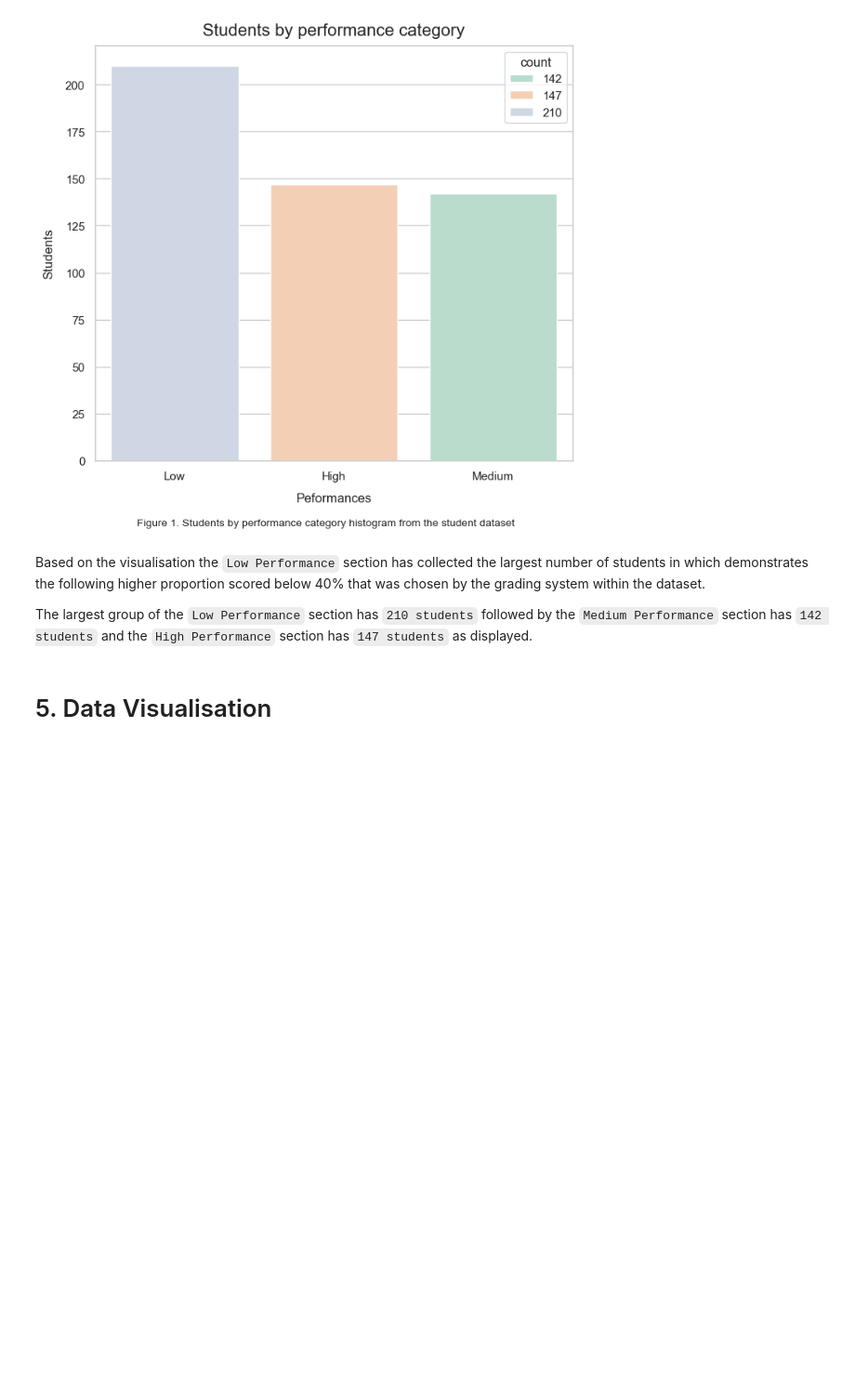
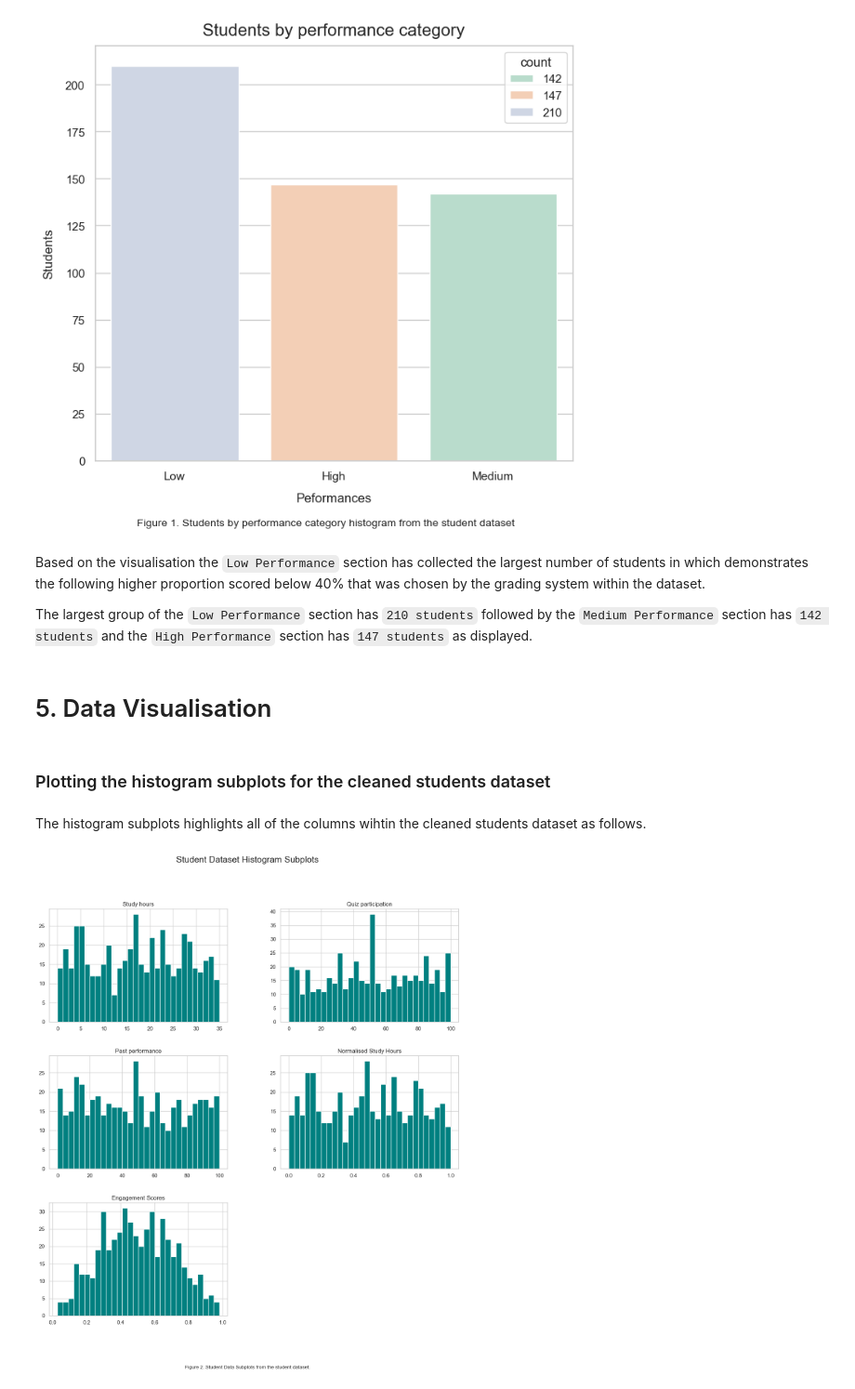
Before and after one commit to x26137216/CA1_AI_Programming, a Jupyter notebook: CA1_AI_Programming.ipynb, the cells around one changed output. Shown at 93% size. Drawn from its saved outputs; the diff is of its cells as text; code cells hidden in the pictures; blank space fills up the shorter version.

Commit message:
Plotting the histogram subplots for the cleaned students dataset
- The following histogram highlights all of the columns within the cleaned student dataset

```diff
--- a/CA1_AI_Programming.ipynb
+++ b/CA1_AI_Programming.ipynb
@@ -634,3 +634,24 @@ Based on the visualisation the `Low Performance` section has collected the large
 The largest group of the `Low Performance` section has `210 students` followed by the `Medium Performance` section has `142 students` and the `High Performance` section has `147 students` as displayed.
 # %% [markdown]
 # 5. Data Visualisation
+# %% [markdown]
+### Plotting the histogram subplots for the cleaned students dataset
+# %% [markdown]
+The histogram subplots highlights all of the columns wihtin the cleaned students dataset as follows.
+# %%
+# Created a histogram based on all of the numerical data values that is within the dataframe taken from the student dataset
+
+# Setting the visual style of the histogram
+sns.set(style="whitegrid")
+
+student_df_cleaned.hist(bins=30, figsize=(15,15), color='teal')
+
+plt.suptitle("Student Dataset Histogram Subplots", fontsize=18, y=0.98, ha='center')
+
+plt.figtext(0.5, 0.01, "Figure 2. Student Data Subplots from the student dataset.", ha="center", fontsize=10)
+
+plt.savefig("Student_Dataset_Subplots_Histogram.png", dpi=300, bbox_inches="tight")
+
+plt.show()
+# %% [output]
+[figure, added]
```
Also changed, not shown: 2 other files.
